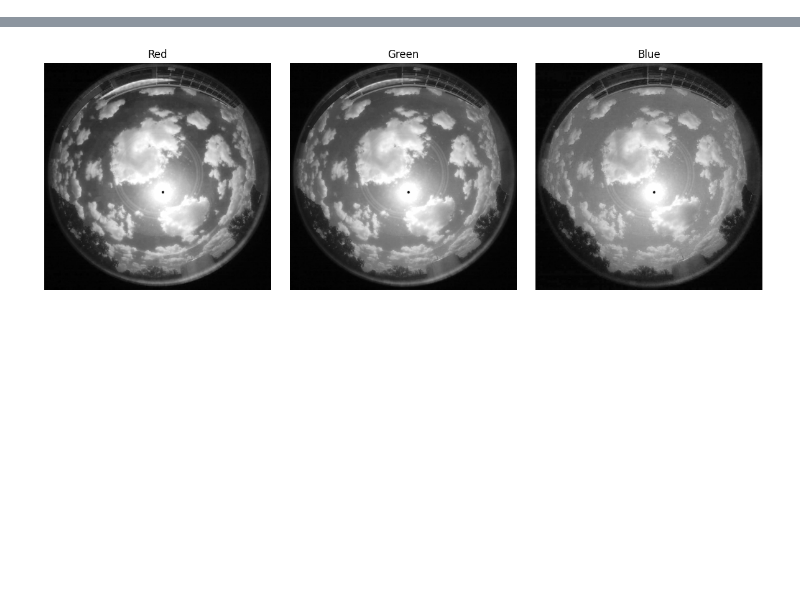
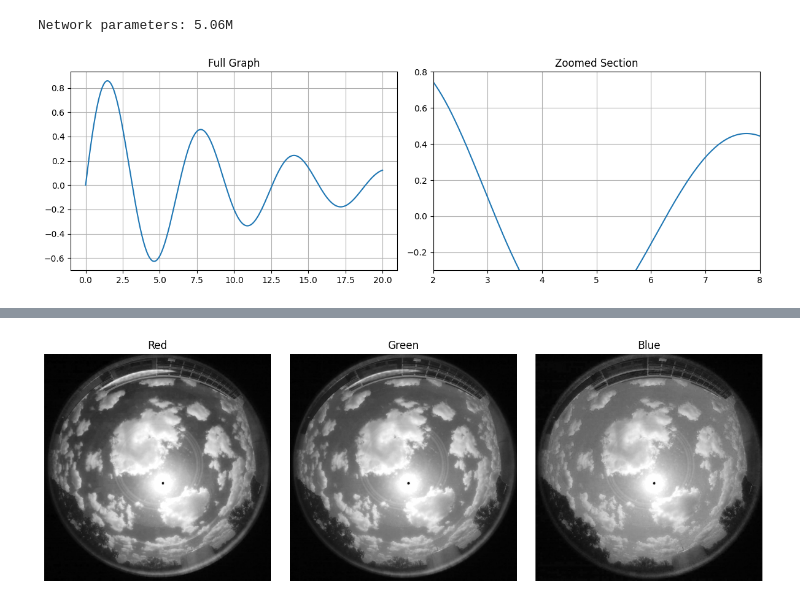
Before and after one commit to PUTvision/solar-irradiance, a Jupyter notebook: notebooks/article_graphic.ipynb, the cells around one changed output, grey strips where cells are left out. Cells and saved outputs as stored; diff of their text form; code cells hidden in the pictures; blank space fills up the shorter version.

```diff
--- a/notebooks/article_graphic.ipynb
+++ b/notebooks/article_graphic.ipynb
@@ -9,3 +11,32 @@ sys.path.append('..')
 
 from solar_irradiance.datamodules.cloud_mask import CloudMask
 from solar_irradiance.datamodules.sun_mask import SunMask
+# %%
+import timm
+import torch
+
+
+network = timm.create_model(
+    'resnet10t',
+    pretrained=False,
+    num_classes=1,
+    in_chans=7,
+)
+num_features = network.fc.in_features
+network.fc = torch.nn.Identity()
+
+num_features += 4  # Add 4 historical irradiances
+network_head = torch.nn.Sequential(
+    torch.nn.Linear(num_features, 256),
+    torch.nn.ReLU(inplace=False),
+    torch.nn.Linear(256, 1),
+)
+
+# count network parameters
+def count_parameters(model):
+    return sum(p.numel() for p in model.parameters() if p.requires_grad)
+
+
+print(f'Network parameters: {(count_parameters(network) + count_parameters(network_head)) / 1e6:.2f}M')
+# %% [output]
+Network parameters: 5.06M
@@ -11,0 +66,27 @@ from solar_irradiance.datamodules.sun_mask import SunMask
+# %%
+import matplotlib.pyplot as plt
+import numpy as np
+
+# Example data
+x = np.linspace(0, 20, 1000)
+y = np.sin(x) * np.exp(-x/10)
+
+plt.figure(figsize=(12, 4))
+
+# Original plot
+plt.subplot(1, 2, 1)
+plt.plot(x, y)
+plt.title('Full Graph')
+plt.grid(True)
+
+# Zoomed plot - focus on x=2 to x=8
+plt.subplot(1, 2, 2)
+plt.plot(x, y)
+plt.xlim(2, 8)        # Zoom x-axis from 2 to 8
+plt.ylim(-0.3, 0.8)   # Zoom y-axis from -0.3 to 0.8
+plt.title('Zoomed Section')
+plt.grid(True)
+
+plt.tight_layout()
+# %% [output]
+[figure, added]
```
Also changed, not shown: parts of 3 cells of this notebook.
